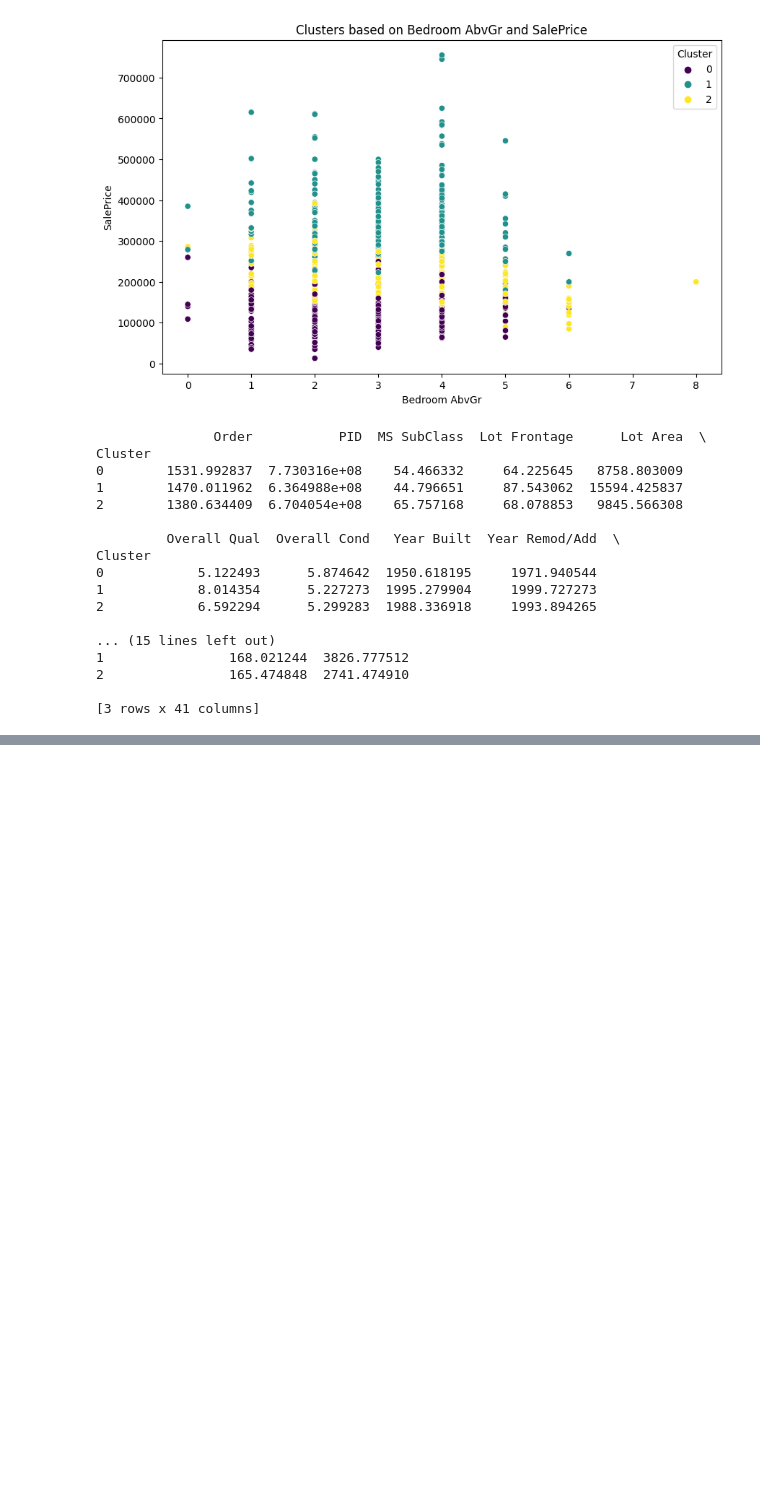
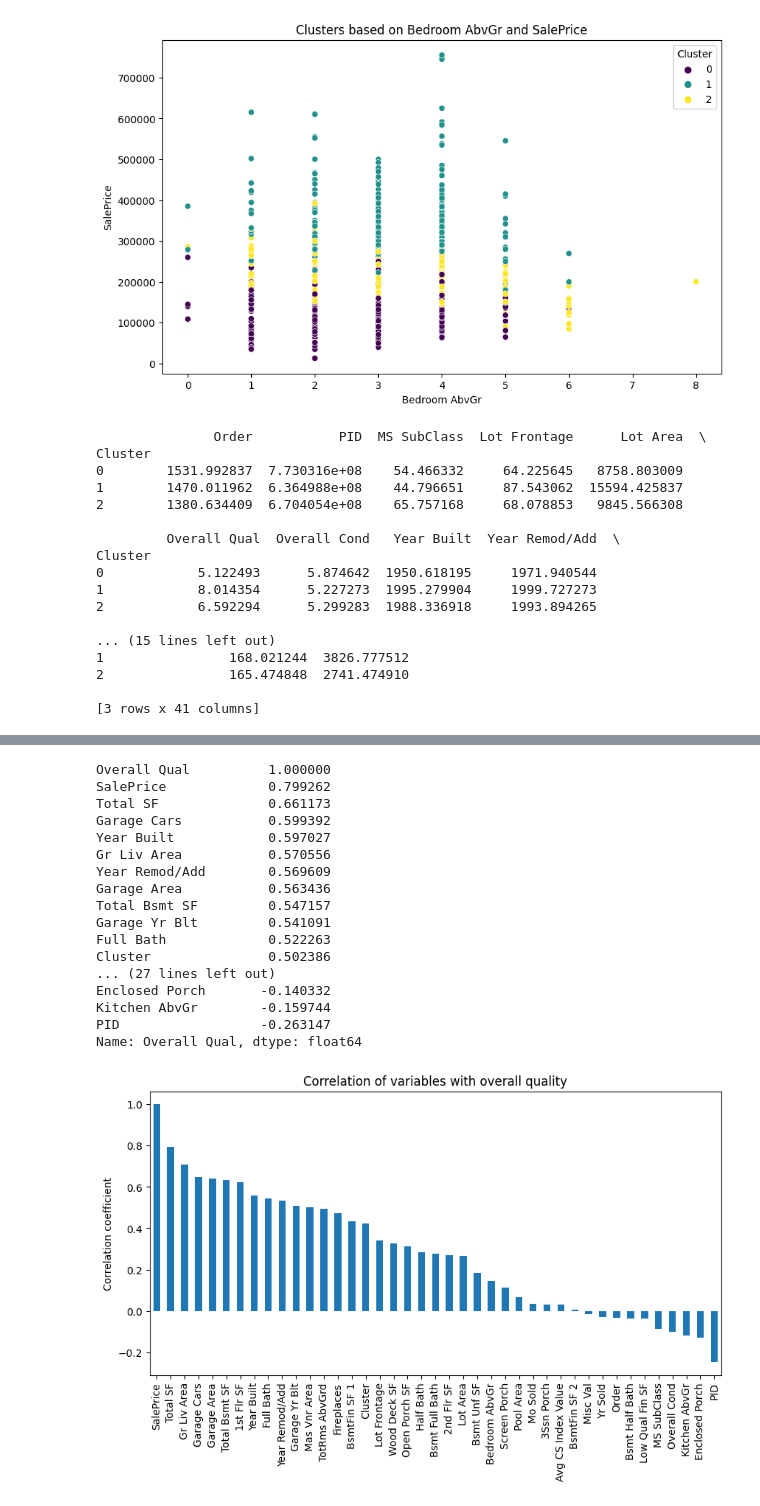
Before and after one commit to jessnguyen9/Ames-Housing-Machine-Learning-Project, a Jupyter notebook: Ames_Clustering.ipynb, the cells around one changed output, grey strips where cells are left out. Cells and saved outputs as stored; diff of their text form; code cells hidden in the pictures; blank space fills up the shorter version.

```diff
--- a/Ames_Clustering.ipynb
+++ b/Ames_Clustering.ipynb
@@ -151,0 +196,29 @@ Square footage has also gone up a lot in newer homes, even in the last 20-30 yea
+# %%
+overall_qual_corr = corr_matrix['Overall Qual'].sort_values(ascending=False)
+
+print(overall_qual_corr)
+
+plt.figure(figsize=(10,5))
+saleprice_corr.drop("Overall Qual").plot(kind='bar')
+plt.title('Correlation of variables with overall quality')
+plt.ylabel('Correlation coefficient')
+plt.show()
+# %% [output]
+Overall Qual          1.000000
+SalePrice             0.799262
+Total SF              0.661173
+Garage Cars           0.599392
+Year Built            0.597027
+Gr Liv Area           0.570556
+Year Remod/Add        0.569609
+Garage Area           0.563436
+Total Bsmt SF         0.547157
+Garage Yr Blt         0.541091
+Full Bath             0.522263
+Cluster               0.502386
+... (27 lines left out)
+Enclosed Porch       -0.140332
+Kitchen AbvGr        -0.159744
+PID                  -0.263147
+Name: Overall Qual, dtype: float64
+[figure, added]
```
Also changed, not shown: parts of 4 cells of this notebook.
